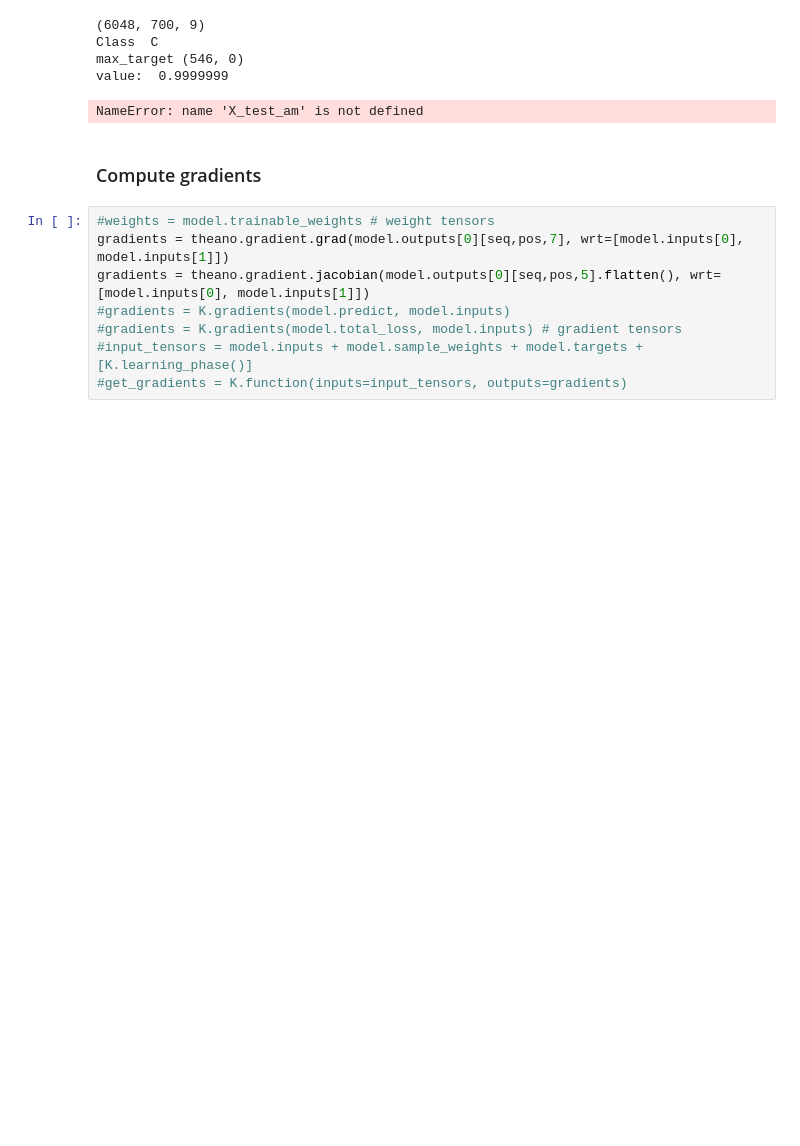
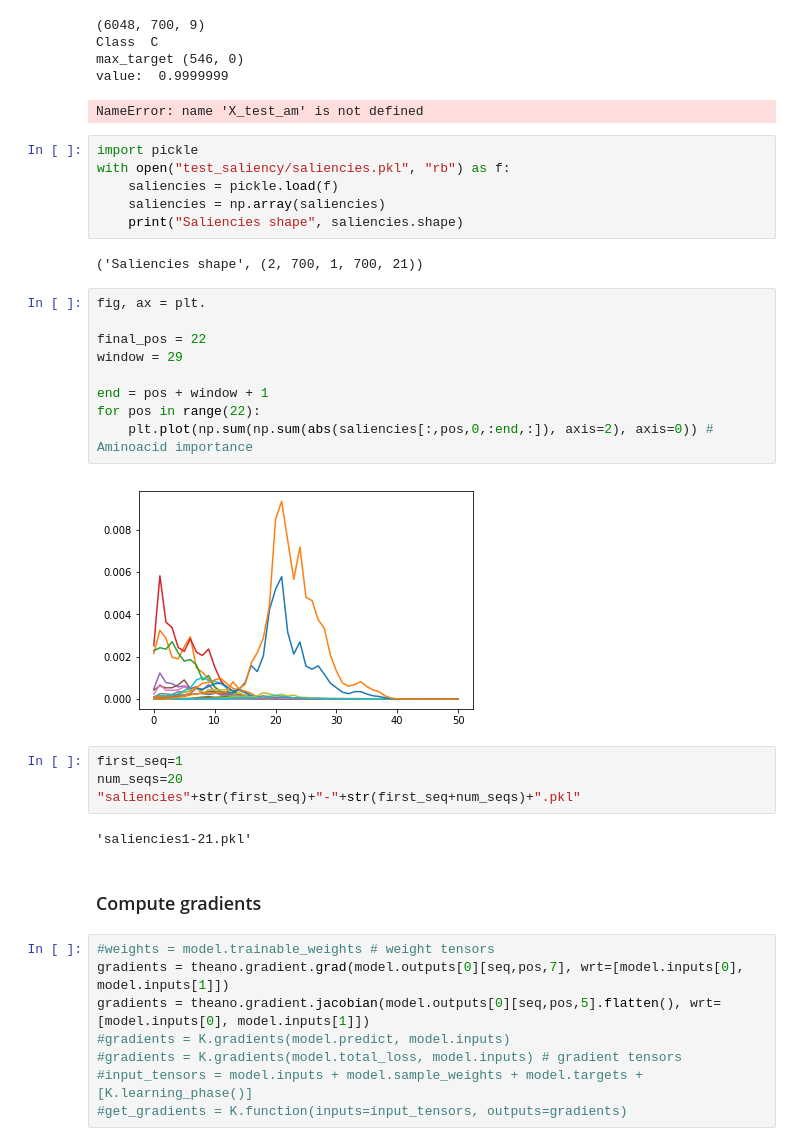
Before and after one commit to Juillermo/saliencyPSSP, a Jupyter notebook: Testing.ipynb, the cells around one changed output. Cells and saved outputs as stored; diff of their text form; blank space fills up the shorter version.

Commit message:
more saliencies

```diff
--- a/Testing.ipynb
+++ b/Testing.ipynb
@@ -139,6 +139,31 @@ Class  C
 max_target (546, 0)
 value:  0.9999999
 NameError: name 'X_test_am' is not defined
+# %%
+import pickle
+with open("test_saliency/saliencies.pkl", "rb") as f:
+    saliencies = pickle.load(f)
+    saliencies = np.array(saliencies)
+    print("Saliencies shape", saliencies.shape)
+# %% [output]
+('Saliencies shape', (2, 700, 1, 700, 21))
+# %%
+fig, ax = plt.
+
+final_pos = 22
+window = 29
+
+end = pos + window + 1
+for pos in range(22):
+    plt.plot(np.sum(np.sum(abs(saliencies[:,pos,0,:end,:]), axis=2), axis=0)) # Aminoacid importance
+# %% [output]
+[figure, added]
+# %%
+first_seq=1
+num_seqs=20
+"saliencies"+str(first_seq)+"-"+str(first_seq+num_seqs)+".pkl"
+# %% [output]
+'saliencies1-21.pkl'
 # %% [markdown]
 ### Compute gradients
 # %%
```
Also changed, not shown: 2 other files.
